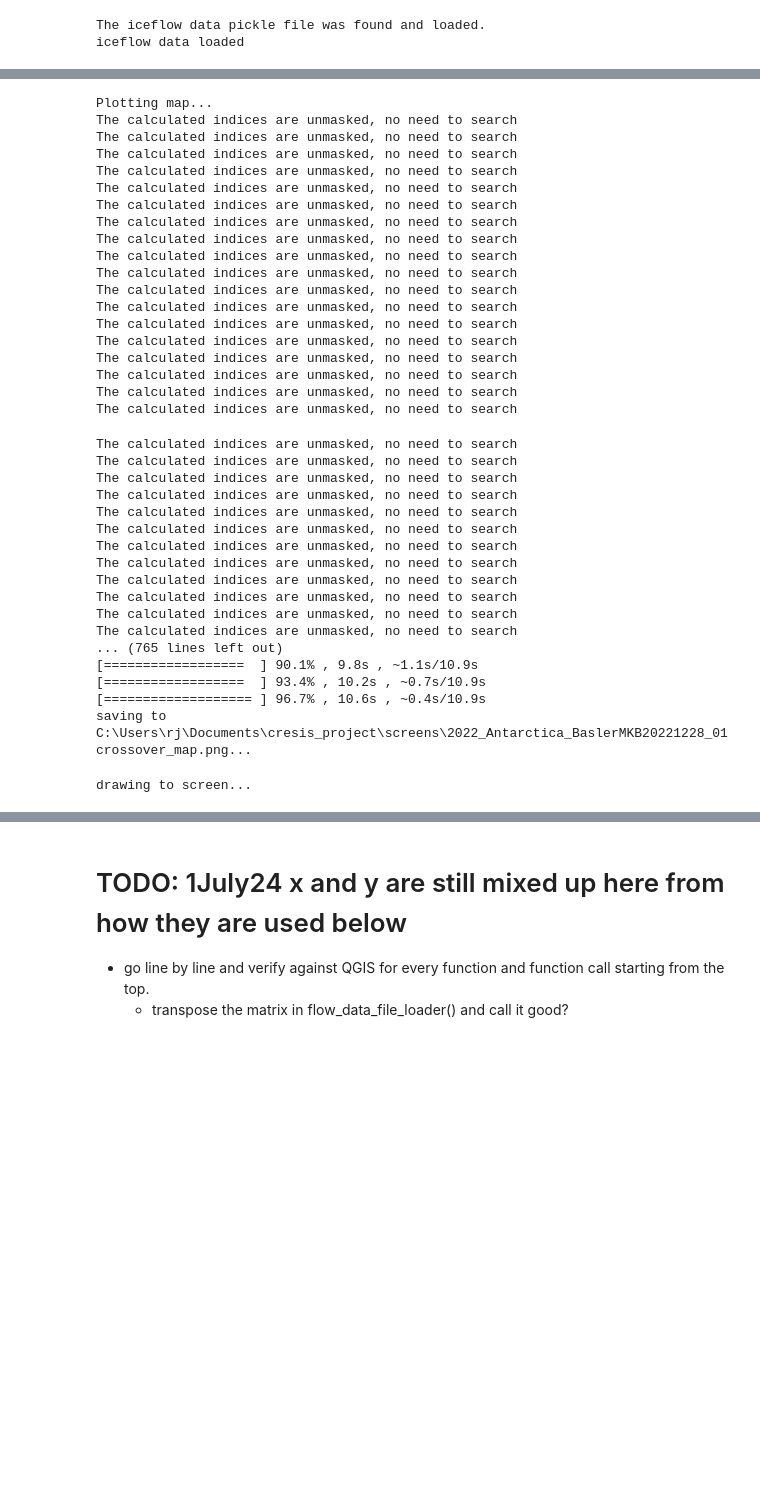
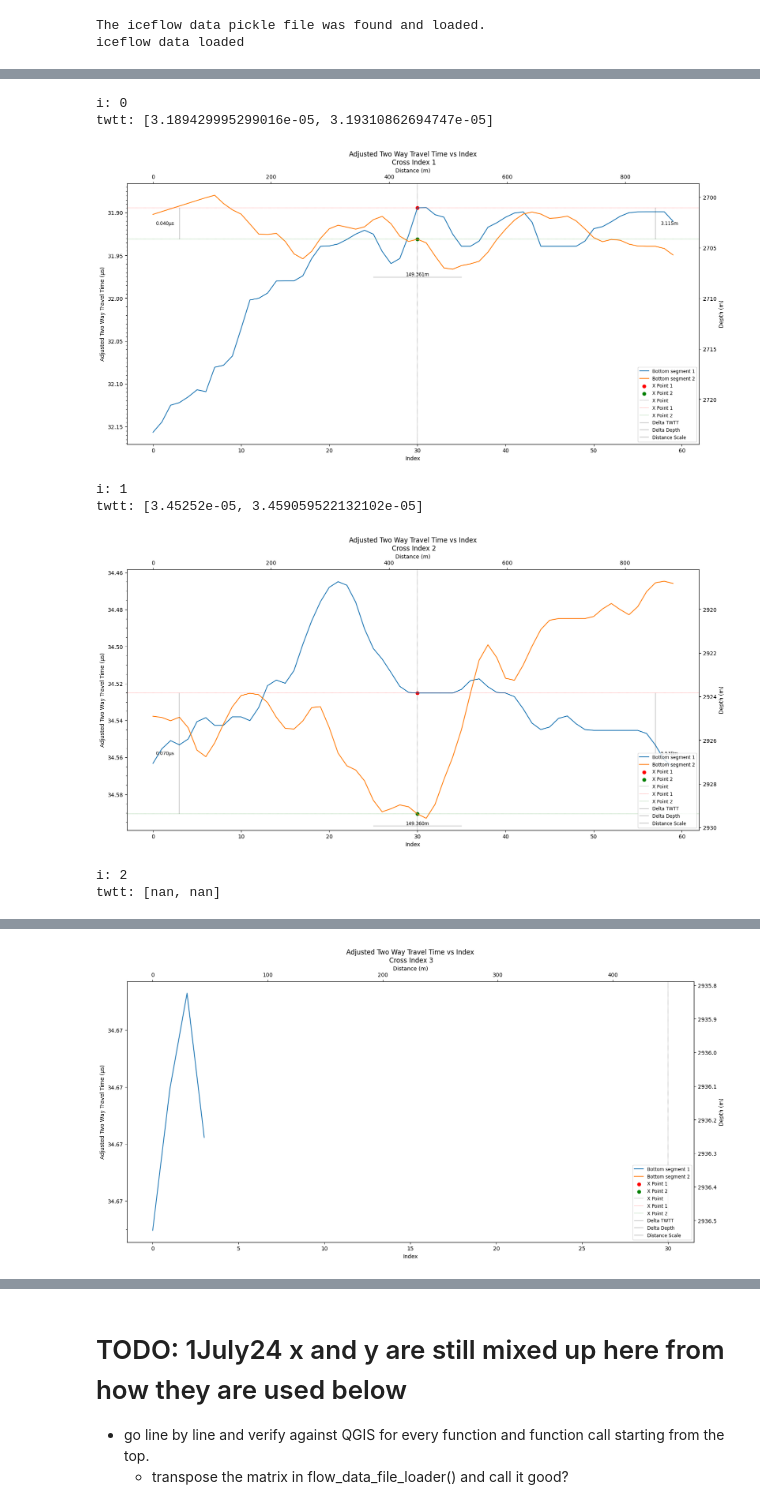
Before and after one commit to richardmoser/cresis_project, a Jupyter notebook: doit.ipynb, the cells around one changed output, grey strips where cells are left out. Cells and saved outputs as stored; diff of their text form; code cells hidden in the pictures; blank space fills up the shorter version.

```diff
--- a/doit.ipynb
+++ b/doit.ipynb
@@ -21,7 +24,7 @@ seg_length = 100
 season = "2018_Antarctica_DC8"
 season = "2016_Antarctica_DC8"
 # season = "2014_Antarctica_DC8"
-season = "2022_Antarctica_BaslerMKB"
+# season = "2022_Antarctica_BaslerMKB"
 
 # flight = "20181030_01"  # the flight date and frame number
     # that flight only has one point
@@ -33,21 +36,21 @@ season = "2022_Antarctica_BaslerMKB"
 # flight = "20181109_01"
 # flight = "20181112_02"  # the problem flight
     # plots fake crossovers along the curved path
-flight = "20161024_05"
+# flight = "20161024_05"
 # flight = "20161111_05"
     # probably too close to the coast to be useful
-# flight = "20161024_05"
+flight = "20161024_05"
+# flight = "20141025_05"
 # flight = "20141026_06"
     # this one is 1/3 of an orbit and produces a bunch of bunk crossovers
 # flight = "20230127_01"
     # ~ 1/3 of an orbit of the pole and yet the angle plot looks like hot garbage
-flight = "20230108_01"
-flight = "20221212_01"
-flight = "20221228_01"
-
+# flight = "20230125_01"
+# flight = "20221229_01"
 # file_name = "layer_export_" + flight + ".pickle"
-dir = "C:\\Users\\rj\\Documents\\cresis_project\\pickle_jar\\layer_export_"
-file_name = dir + flight + ".pickle"
+file_name = f"pickle_jar\\layer_export_{flight}.pickle"
+# file_name = "C:\\Users\\rj\\Desktop\\cresis_project\\pickle_jar\\layer_export_" + flight + ".pickle"
+# file_name = f"C:\\Users\\{username}\\Desktop\\cresis_project\\pickle_jar\\{season}_{flight}_layers.pickle"
 testing = False
 # %%
 """
@@ -92,13 +94,13 @@ File C:\Users\rj\Documents\cresis_project\pickle_jar\layer_export_2022_Antarctic
 # %% [markdown]
 ### read in the iceflow data from the iceflow data files and save them to a pickle file
 # %%
-if not os.path.isfile("C:\\Users\\rj\\Documents\\cresis_project\\iceflow\\iceflow_data.pickle"):  # if the file does not exist
+if not os.path.isfile("C:\\Users\\moser\\Desktop\\cresis_project\\iceflow\\iceflow_data.pickle"):  # if the file does not exist
     print("The iceflow data pickle file was not found. Creating a new one...")
     filename = iceflow_saver()
     iceflow_data = iceflow_loader(filename)
     print("The iceflow data pickle file was successfully created.")
 # try:
-iceflow_data = iceflow_loader("C:\\Users\\rj\\Documents\\cresis_project\\iceflow\\iceflow_data.pickle")
+iceflow_data = iceflow_loader("C:\\Users\\moser\\Desktop\\cresis_project\\iceflow\\iceflow_data.pickle")
 print("The iceflow data pickle file was found and loaded.")
 
 x = iceflow_data[0]
@@ -115,7 +117,8 @@ iceflow data loaded
 # if the file at filename exists, read in the intersect_indices and intersection_points from the pickle file
 # otherwise, find the intersect_indices and intersection_points and save them to a pickle file
 force_redo_intersections = False
-filename = f"C:\\Users\\rj\\Documents\\cresis_project\\pickle_jar\\{season}_{flight}_crossover_points.pickle"
+# force_redo_intersections = True
+filename = f"C:\\Users\\moser\\Desktop\\cresis_project\\pickle_jar\\{season}_{flight}_crossover_points.pickle"
 if not os.path.isfile(filename) or force_redo_intersections:  # if the file does not exist
     print(f"File {filename} does not exist. Making it...")
     intersection_points, intersection_indices, segment_ends = cross_point(layers[0], seg_length, quiet=True)
@@ -432,46 +467,19 @@ def plot_map(layers, intersection_indices, intersection_points, iceflow_data, se
     # print(section_break + "\n")
 # %%
 # print(segment_ends[0][0][0][0])
-# for point in intersection_points:
-    # print(point[0])
+for i in range(len(segment_ends)):
+# for i in range(4,5):
+    print(f"i: {i}")
+    plot_layers_at_cross(layers, intersection_indices, intersection_points, zoom=zoom, cross_index=i, filename=(season + flight + "crossover"))
 # plot_layers_at_cross(layers, intersection_indices, segment_ends)
 # plot_layers_at_cross(layers, intersection_indices, intersection_points, zoom=zoom, cross_index=0, filename=(season + flight + "crossover"))
-plot_map(layers, intersection_indices, intersection_points, iceflow_data, season, flight,  zoom=False, cross_index=0, filename=(season + flight + "crossover"))
+# plot_map(layers, intersection_indices, intersection_points, iceflow_data, season, flight,  zoom=False, cross_index=0, filename=(season + flight + "crossover"))
 # %% [output]
-Plotting map...
-The calculated indices are unmasked, no need to search
-The calculated indices are unmasked, no need to search
-The calculated indices are unmasked, no need to search
-The calculated indices are unmasked, no need to search
-The calculated indices are unmasked, no need to search
-The calculated indices are unmasked, no need to search
-The calculated indices are unmasked, no need to search
-The calculated indices are unmasked, no need to search
-The calculated indices are unmasked, no need to search
-The calculated indices are unmasked, no need to search
-The calculated indices are unmasked, no need to search
-The calculated indices are unmasked, no need to search
-The calculated indices are unmasked, no need to search
-The calculated indices are unmasked, no need to search
-The calculated indices are unmasked, no need to search
-The calculated indices are unmasked, no need to search
-The calculated indices are unmasked, no need to search
-The calculated indices are unmasked, no need to search
+i: 0
+twtt: [3.189429995299016e-05, 3.19310862694747e-05]
+[figure, new version]
-The calculated indices are unmasked, no need to search
-The calculated indices are unmasked, no need to search
-The calculated indices are unmasked, no need to search
-The calculated indices are unmasked, no need to search
-The calculated indices are unmasked, no need to search
-The calculated indices are unmasked, no need to search
-The calculated indices are unmasked, no need to search
-The calculated indices are unmasked, no need to search
-The calculated indices are unmasked, no need to search
-The calculated indices are unmasked, no need to search
-The calculated indices are unmasked, no need to search
-The calculated indices are unmasked, no need to search
-... (765 lines left out)
-[==================  ] 90.1% , 9.8s , ~1.1s/10.9s
-[==================  ] 93.4% , 10.2s , ~0.7s/10.9s
-[=================== ] 96.7% , 10.6s , ~0.4s/10.9s
-saving to C:\Users\rj\Documents\cresis_project\screens\2022_Antarctica_BaslerMKB20221228_01crossover_map.png...
+i: 1
+twtt: [3.45252e-05, 3.459059522132102e-05]
+[figure, added]
-drawing to screen...
+i: 2
+twtt: [nan, nan]
@@ -478,0 +496 @@ drawing to screen...
+[figure, added]
```
Also changed, not shown: parts of 18 cells of this notebook, 3 other files.
